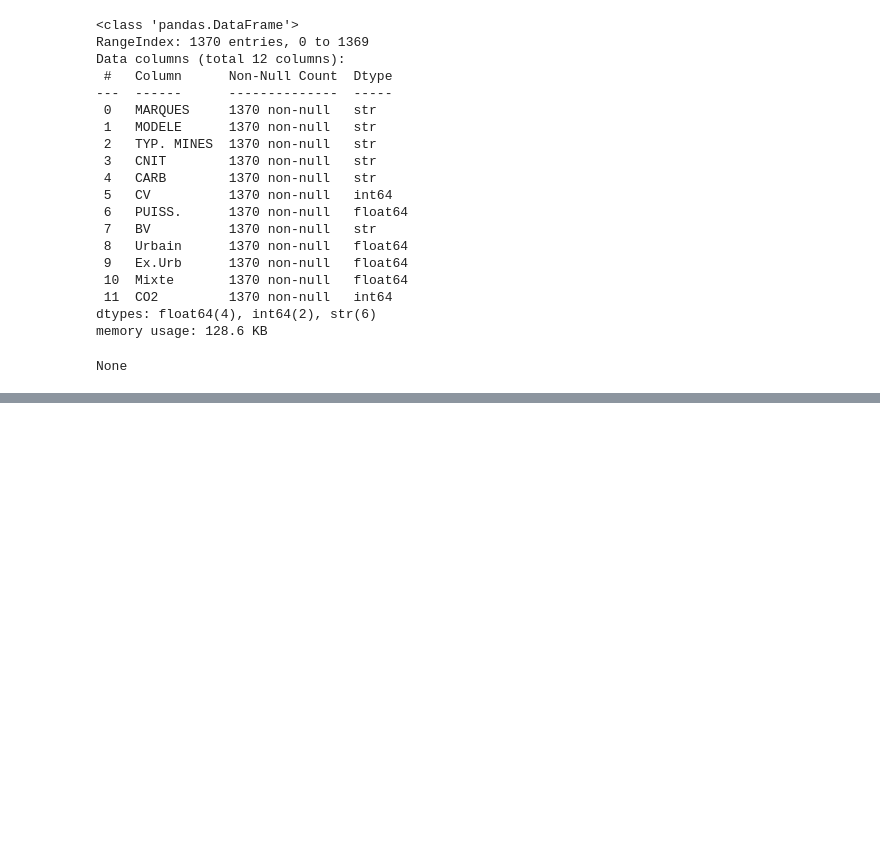
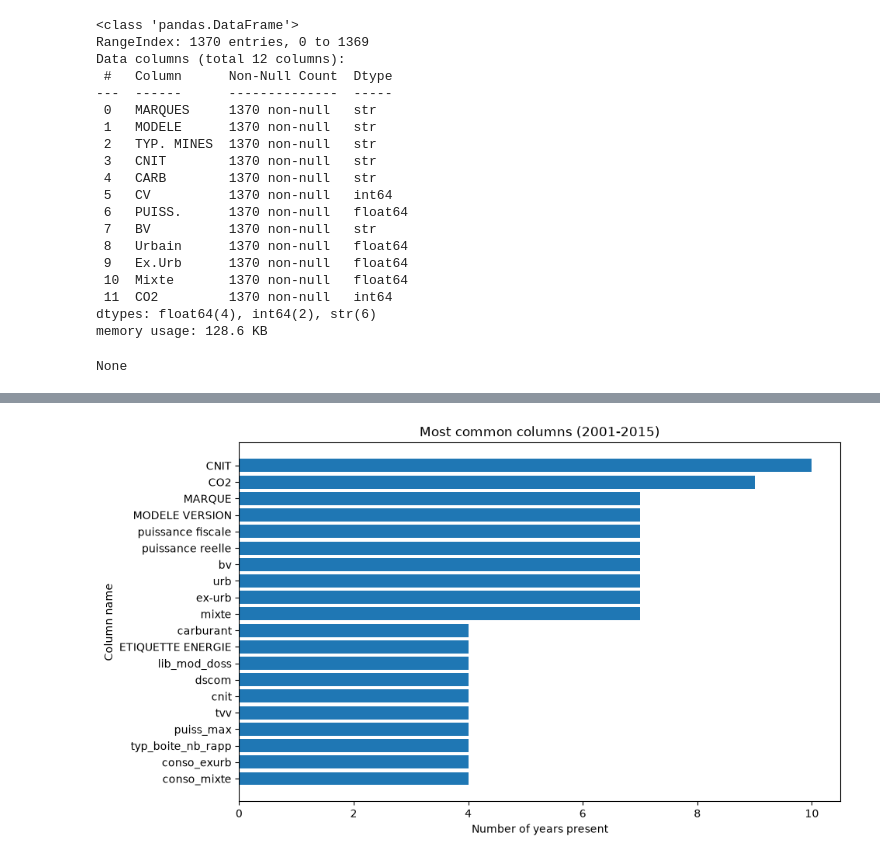
Before and after one commit to serhatgemici/project_data_exploration, a Jupyter notebook: data_exploration.ipynb, the cells around one changed output, grey strips where cells are left out. Cells and saved outputs as stored; diff of their text form; code cells hidden in the pictures; blank space fills up the shorter version.

```diff
--- a/data_exploration.ipynb
+++ b/data_exploration.ipynb
@@ -477,0 +506,8 @@ None
+# %%
+all_cols = col_list_2001 + col_list_2002 + col_list_2003 + col_list_2004 + col_list_2005 + col_list_2006 + col_list_2007 + \
+col_list_2008 + col_list_2009 + col_list_2010 + col_list_2011 + col_list_2012 + col_list_2013 + col_list_2014 + col_list_2015
+
+freq = pd.Series(all_cols).value_counts().reset_index()
+freq.columns = ["column_name", "count"]
+
+freq.head(20)
@@ -477,0 +532,12 @@ None
+# %%
+top_n = 20
+top_freq = freq.head(top_n)
+
+plt.figure(figsize=(10, 6))
+plt.barh(top_freq["column_name"], top_freq["count"])
+plt.gca().invert_yaxis()  # biggest on top
+plt.xlabel("Number of years present")
+plt.ylabel("Column name")
+plt.title("Most common columns (2001-2015)");
+# %% [output]
+[figure, added]
```
Also changed, not shown: parts of 4 cells of this notebook.
